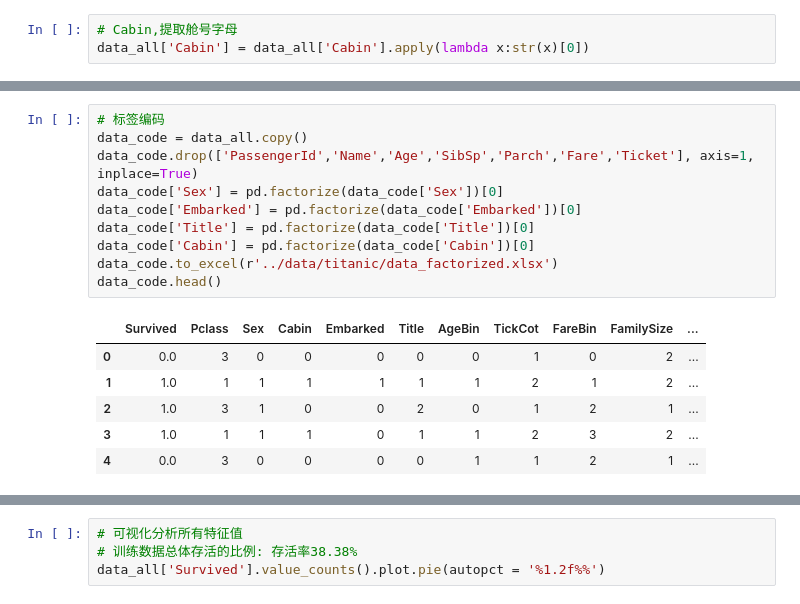
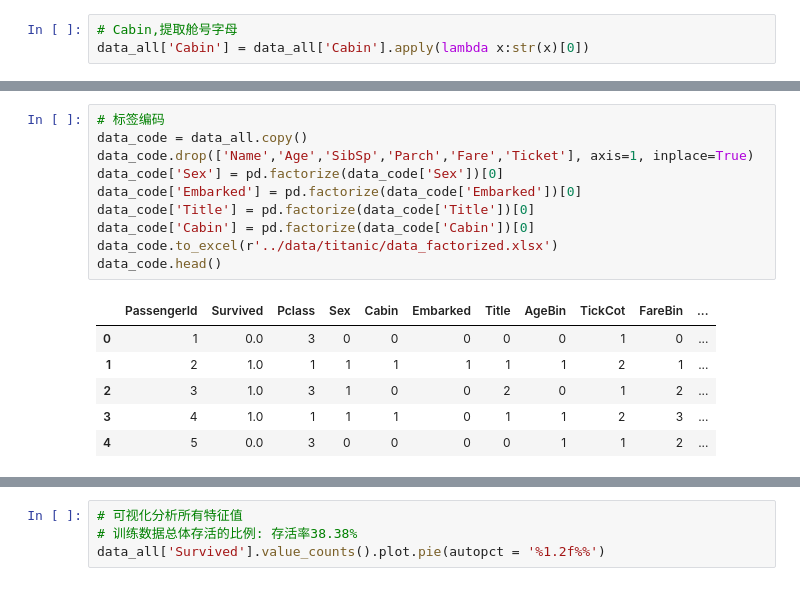
Before and after one commit to FFFFatCAT/MyKaggle, a Jupyter notebook: src/titanic_data.ipynb, the cells around one changed output, grey strips where cells are left out. Cells and saved outputs as stored; diff of their text form.

```diff
--- a/src/titanic_data.ipynb
+++ b/src/titanic_data.ipynb
@@ -220,20 +220,20 @@ data_all.head()
 # %%
 # 标签编码
 data_code = data_all.copy()
-data_code.drop(['PassengerId','Name','Age','SibSp','Parch','Fare','Ticket'], axis=1, inplace=True)
+data_code.drop(['Name','Age','SibSp','Parch','Fare','Ticket'], axis=1, inplace=True)
 data_code['Sex'] = pd.factorize(data_code['Sex'])[0]
 data_code['Embarked'] = pd.factorize(data_code['Embarked'])[0]
 data_code['Title'] = pd.factorize(data_code['Title'])[0]
 data_code['Cabin'] = pd.factorize(data_code['Cabin'])[0]
 data_code.to_excel(r'../data/titanic/data_factorized.xlsx')
 data_code.head()
 # %% [output]
-|  | Survived | Pclass | Sex | Cabin | Embarked | Title | AgeBin | TickCot | FareBin | FamilySize | ... |
-| 0 | 0.0 | 3 | 0 | 0 | 0 | 0 | 0 | 1 | 0 | 2 | ... |
-| 1 | 1.0 | 1 | 1 | 1 | 1 | 1 | 1 | 2 | 1 | 2 | ... |
-| 2 | 1.0 | 3 | 1 | 0 | 0 | 2 | 0 | 1 | 2 | 1 | ... |
-| 3 | 1.0 | 1 | 1 | 1 | 0 | 1 | 1 | 2 | 3 | 2 | ... |
-| 4 | 0.0 | 3 | 0 | 0 | 0 | 0 | 1 | 1 | 2 | 1 | ... |
+|  | PassengerId | Survived | Pclass | Sex | Cabin | Embarked | Title | AgeBin | TickCot | FareBin | ... |
+| 0 | 1 | 0.0 | 3 | 0 | 0 | 0 | 0 | 0 | 1 | 0 | ... |
+| 1 | 2 | 1.0 | 1 | 1 | 1 | 1 | 1 | 1 | 2 | 1 | ... |
+| 2 | 3 | 1.0 | 3 | 1 | 0 | 0 | 2 | 0 | 1 | 2 | ... |
+| 3 | 4 | 1.0 | 1 | 1 | 1 | 0 | 1 | 1 | 2 | 3 | ... |
+| 4 | 5 | 0.0 | 3 | 0 | 0 | 0 | 0 | 1 | 1 | 2 | ... |
 # %%
 # one-hot编码
 data_dummy = data_all.copy()
```
Also changed, not shown: parts of 10 cells of this notebook, 16 other files.
